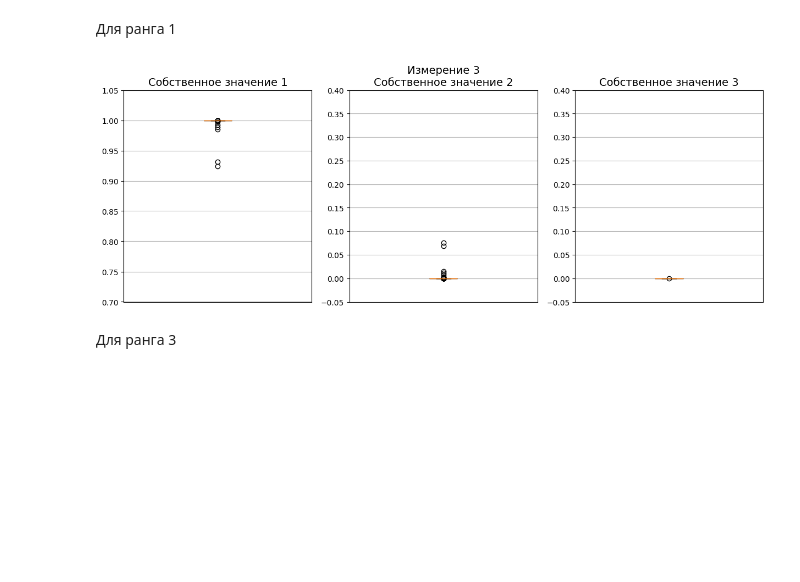
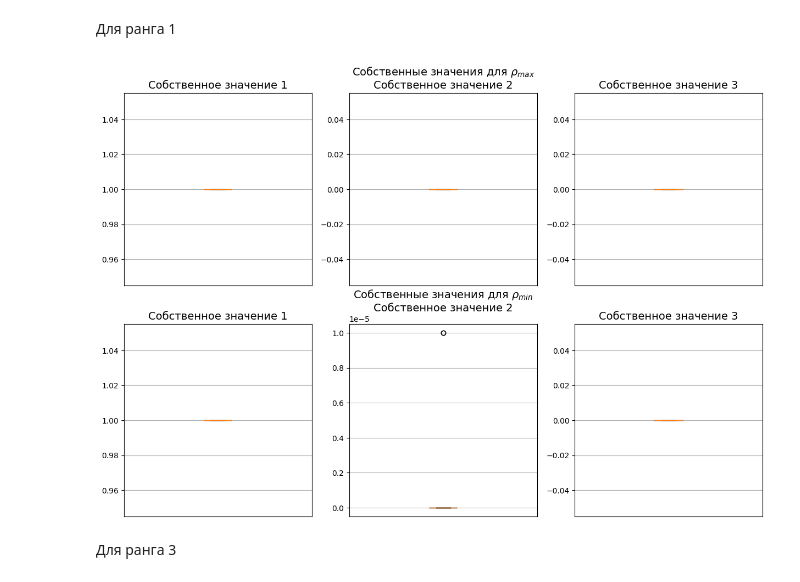
Before and after one commit to Denis-chupa/Quantum_tools, a Jupyter notebook: Tomography/src/research_data/research_eigenvalue.ipynb, the cells around one changed output. Cells and saved outputs as stored; diff of their text form; code cells hidden in the pictures; blank space fills up the shorter version.

Commit message:
До этого считались лишь собственные значения r_max, теперь ещё и r_min

```diff
--- a/Tomography/src/research_data/research_eigenvalue.ipynb
+++ b/Tomography/src/research_data/research_eigenvalue.ipynb
@@ -127,46 +185,55 @@ for i in tqdm(range(N)):
 # %%
 # Группируем колонки по измерениям (столбцы)
 column_groups = [
     ["СЗ 1, И 1", "СЗ 2, И 1", "СЗ 3, И 1"],  # Измерение 1
     ["СЗ 1, И 2", "СЗ 2, И 2", "СЗ 3, И 2"],  # Измерение 2
-    ["СЗ 1, И 3", "СЗ 2, И 3", "СЗ 3, И 3"]   # Измерение 3
+    ["СЗ 1, И 3", "СЗ 2, И 3", "СЗ 3, И 3"],   # Измерение 3
+    ["СЗ 1, И 4", "СЗ 2, И 4", "СЗ 3, И 4"]   # Измерение 4
 ]
 
 col_labels = ["СЗ 1", "СЗ 2", "СЗ 3"]
-row_labels = ["Измерение 1", "Измерение 2", "Измерение 3"]
+row_labels = ["Измерение 1", "Измерение 2", "Измерение 3", "Измерение 4"]
 
-fig, axes = plt.subplots(1, 3, figsize=(15, 5))
+fig, axes = plt.subplots(2, 3, figsize=(15, 10))
 
-for i in range(2,3):      # по измерениям (строки)
-    for j in range(3):  # по СЗ (столбцы)
-        ax = axes[j]
-        col_name = column_groups[i][j]
-        data = df_r_1[col_name].dropna()
+i = 3
+for j in range(3):  # по СЗ (столбцы)
+    ax = axes[0][j]
+    col_name = column_groups[i][j]
+    data = df_r_1_max[col_name].dropna()
 
-        ax.boxplot(data, patch_artist=True, boxprops=dict(facecolor='lightblue'))
+    ax.boxplot(data, patch_artist=True, boxprops=dict(facecolor='lightblue'))
 
-        # Заголовок для каждого графика — только название СЗ
-        ax.set_title(f"Собственное значение {col_labels[j][3]}", fontsize=14)
+    # Заголовок для каждого графика — только название СЗ
+    ax.set_title(f"Собственное значение {col_labels[j][3]}", fontsize=14)
 
-        # Для центрального графика в строке (j == 1) добавляем подпись с измерением
-        if j == 1:
-            ax.set_title(f"{row_labels[i]}\nСобственное значение {col_labels[j][3]}", fontsize=14)
+    # Для центрального графика в строке (j == 1) добавляем подпись с измерением
+    if j == 1:
+        ax.set_title(r"Собственные значения для $\rho_{max}$" + f"\nСобственное значение {col_labels[j][3]}", fontsize=14)
 
+    ax.grid(True)
+    ax.set_xticks([])
 
-        if j == 0:
-            ax.set_ylim([0.7, 1.05])
-        else:
-            ax.set_ylim([-0.05, 0.4])
+for j in range(3):  # по СЗ (столбцы)
+    ax = axes[1][j]
+    col_name = column_groups[i][j]
+    data = df_r_1_min[col_name].dropna()
 
+    ax.boxplot(data, patch_artist=True, boxprops=dict(facecolor='lightblue'))
 
-        ax.grid(True)
-        ax.set_xticks([])
+    # Заголовок для каждого графика — только название СЗ
+    ax.set_title(f"Собственное значение {col_labels[j][3]}", fontsize=14)
 
+    # Для центрального графика в строке (j == 1) добавляем подпись с измерением
+    if j == 1:
+        ax.set_title(r"Собственные значения для $\rho_{min}$" + f"\nСобственное значение {col_labels[j][3]}", fontsize=14)
 
-# plt.tight_layout()
+    ax.grid(True)
+    ax.set_xticks([])
+
 plt.show()
 # %% [output]
-[figure, old version]
+[figure, new version]
 # %% [markdown]
 Для ранга 3
 # %%
```
Also changed, not shown: parts of 12 cells of this notebook, 6 other files.
